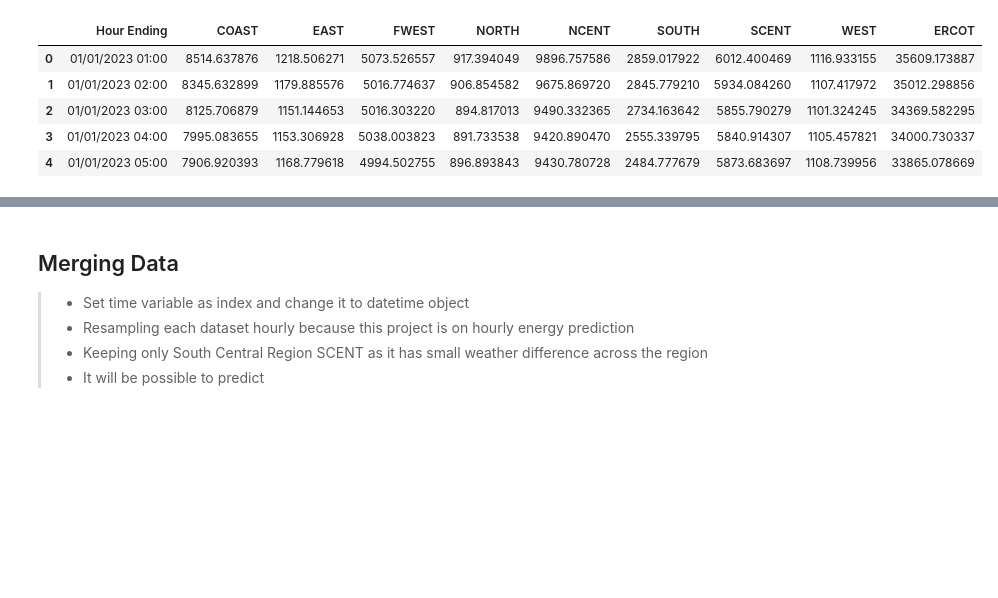
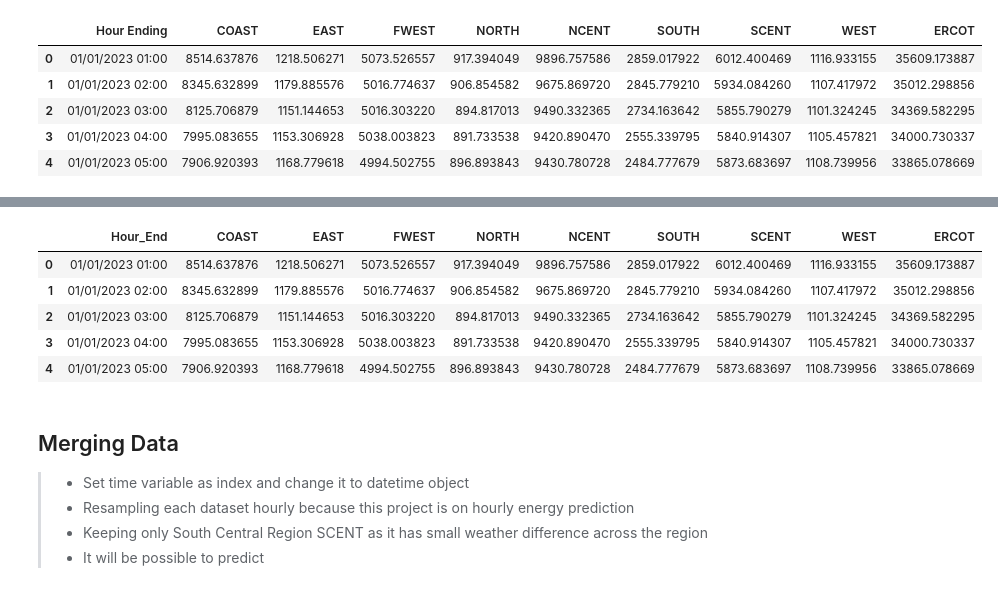
Before and after one commit to Danayt09/Energy-Consumption, a Jupyter notebook: TexaxCleaning.ipynb, the cells around one changed output, grey strips where cells are left out. Saved outputs shown, nothing was run; the diff lists cells and outputs as text; code cells hidden in the pictures; blank space fills up the shorter version.

```diff
--- a/TexaxCleaning.ipynb
+++ b/TexaxCleaning.ipynb
@@ -60,3 +78,12 @@ df_2023 = df_2023.rename(columns={"Hour Ending": "Hour_End"})
+# %%
+df_2023.head()
+# %% [output]
+|  | Hour_End | COAST | EAST | FWEST | NORTH | NCENT | SOUTH | SCENT | WEST | ERCOT |
+| 0 | 01/01/2023 01:00 | 8514.637876 | 1218.506271 | 5073.526557 | 917.394049 | 9896.757586 | 2859.017922 | 6012.400469 | 1116.933155 | 35609.173887 |
+| 1 | 01/01/2023 02:00 | 8345.632899 | 1179.885576 | 5016.774637 | 906.854582 | 9675.869720 | 2845.779210 | 5934.084260 | 1107.417972 | 35012.298856 |
+| 2 | 01/01/2023 03:00 | 8125.706879 | 1151.144653 | 5016.303220 | 894.817013 | 9490.332365 | 2734.163642 | 5855.790279 | 1101.324245 | 34369.582295 |
+| 3 | 01/01/2023 04:00 | 7995.083655 | 1153.306928 | 5038.003823 | 891.733538 | 9420.890470 | 2555.339795 | 5840.914307 | 1105.457821 | 34000.730337 |
+| 4 | 01/01/2023 05:00 | 7906.920393 | 1168.779618 | 4994.502755 | 896.893843 | 9430.780728 | 2484.777679 | 5873.683697 | 1108.739956 | 33865.078669 |
 # %% [markdown]
 ## Merging Data
 >- Set time variable as index and change it to datetime object
```
Also changed, not shown: parts of 13 cells of this notebook, 1 other file.
